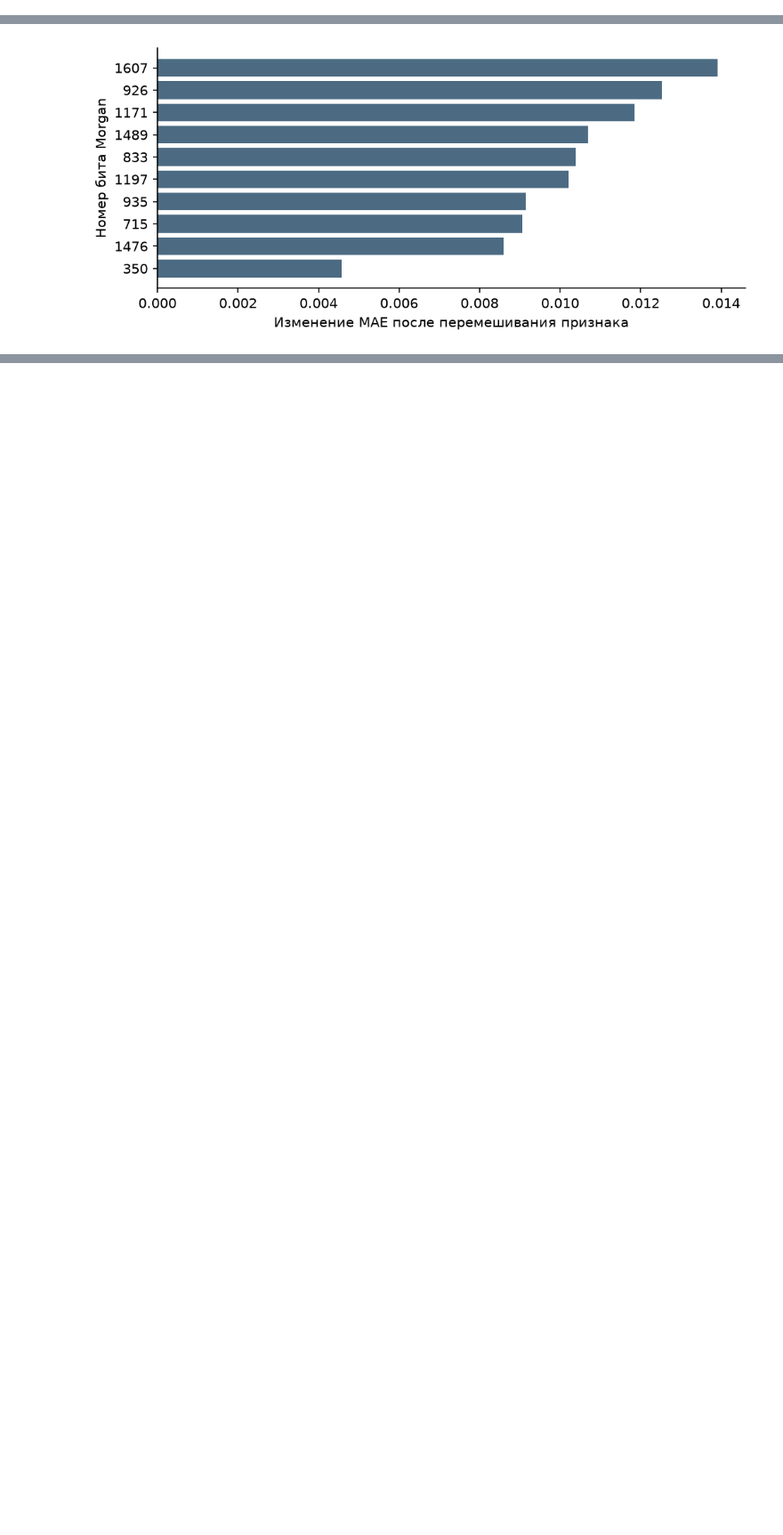
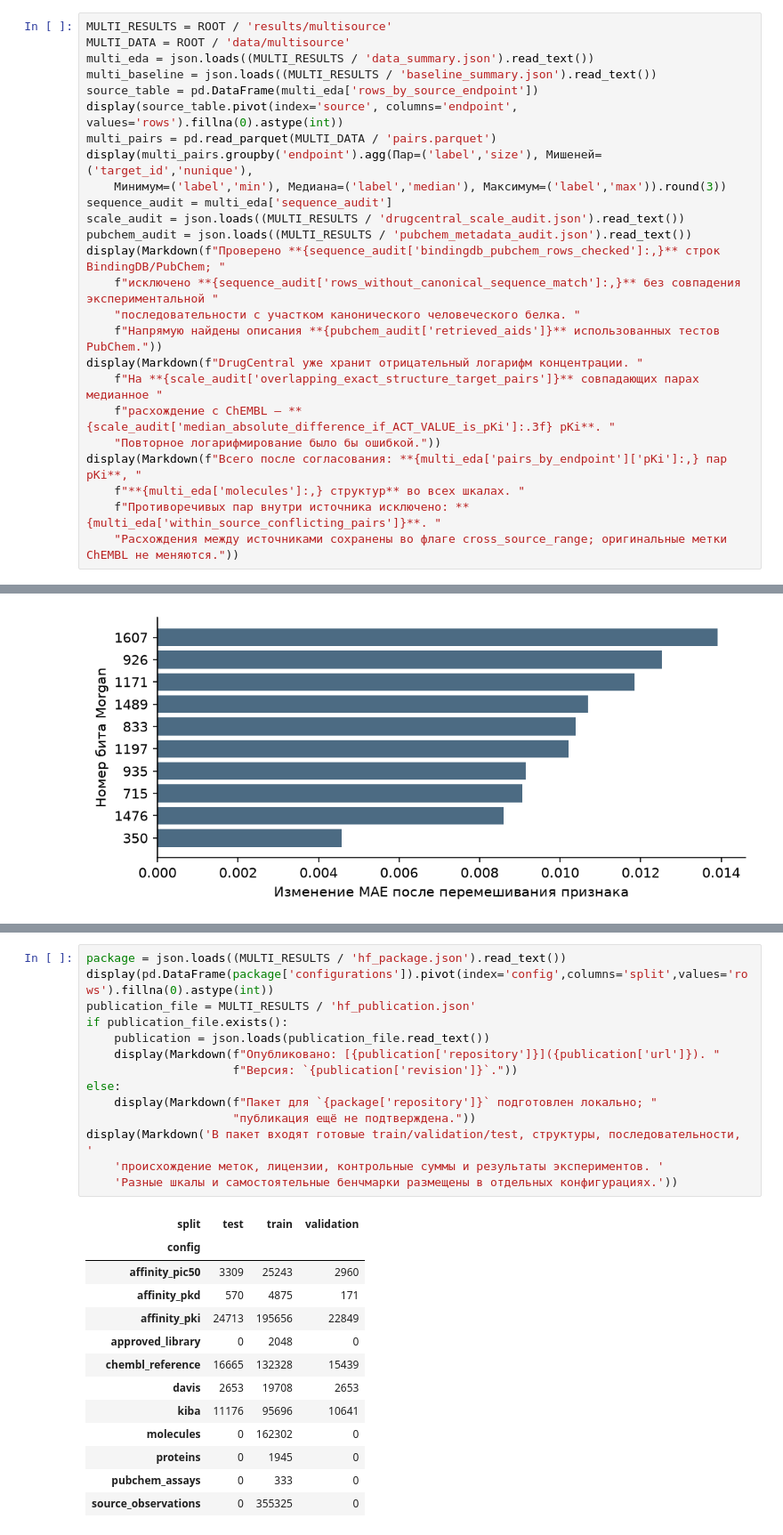
Before and after one commit to TimothyShumilov/Year_project_2026-2027_drug_repurposing, a Jupyter notebook: EDA.ipynb, the cells around one changed output, grey strips where cells are left out. Shown at 89% size. Cells and saved outputs as stored; diff of their text form; blank space fills up the shorter version.

```diff
--- a/EDA.ipynb
+++ b/EDA.ipynb
@@ -103,0 +104,25 @@ if (RESULTS / 'baseline_summary.json').exists():
+# %%
+MULTI_RESULTS = ROOT / 'results/multisource'
+MULTI_DATA = ROOT / 'data/multisource'
+multi_eda = json.loads((MULTI_RESULTS / 'data_summary.json').read_text())
+multi_baseline = json.loads((MULTI_RESULTS / 'baseline_summary.json').read_text())
+source_table = pd.DataFrame(multi_eda['rows_by_source_endpoint'])
+display(source_table.pivot(index='source', columns='endpoint', values='rows').fillna(0).astype(int))
+multi_pairs = pd.read_parquet(MULTI_DATA / 'pairs.parquet')
+display(multi_pairs.groupby('endpoint').agg(Пар=('label','size'), Мишеней=('target_id','nunique'),
+    Минимум=('label','min'), Медиана=('label','median'), Максимум=('label','max')).round(3))
+sequence_audit = multi_eda['sequence_audit']
+scale_audit = json.loads((MULTI_RESULTS / 'drugcentral_scale_audit.json').read_text())
+pubchem_audit = json.loads((MULTI_RESULTS / 'pubchem_metadata_audit.json').read_text())
+display(Markdown(f"Проверено **{sequence_audit['bindingdb_pubchem_rows_checked']:,}** строк BindingDB/PubChem; "
+    f"исключено **{sequence_audit['rows_without_canonical_sequence_match']:,}** без совпадения экспериментальной "
+    "последовательности с участком канонического человеческого белка. "
+    f"Напрямую найдены описания **{pubchem_audit['retrieved_aids']}** использованных тестов PubChem."))
+display(Markdown(f"DrugCentral уже хранит отрицательный логарифм концентрации. "
+    f"На **{scale_audit['overlapping_exact_structure_target_pairs']}** совпадающих парах медианное "
+    f"расхождение с ChEMBL — **{scale_audit['median_absolute_difference_if_ACT_VALUE_is_pKi']:.3f} pKi**. "
+    "Повторное логарифмирование было бы ошибкой."))
+display(Markdown(f"Всего после согласования: **{multi_eda['pairs_by_endpoint']['pKi']:,} пар pKi**, "
+    f"**{multi_eda['molecules']:,} структур** во всех шкалах. "
+    f"Противоречивых пар внутри источника исключено: **{multi_eda['within_source_conflicting_pairs']}**. "
+    "Расхождения между источниками сохранены во флаге cross_source_range; оригинальные метки ChEMBL не меняются."))
@@ -411,0 +478,28 @@ display(Markdown(f"- После очистки осталось **{eda['curated_
+# %%
+package = json.loads((MULTI_RESULTS / 'hf_package.json').read_text())
+display(pd.DataFrame(package['configurations']).pivot(index='config',columns='split',values='rows').fillna(0).astype(int))
+publication_file = MULTI_RESULTS / 'hf_publication.json'
+if publication_file.exists():
+    publication = json.loads(publication_file.read_text())
+    display(Markdown(f"Опубликовано: [{publication['repository']}]({publication['url']}). "
+                     f"Версия: `{publication['revision']}`."))
+else:
+    display(Markdown(f"Пакет для `{package['repository']}` подготовлен локально; "
+                     "публикация ещё не подтверждена."))
+display(Markdown('В пакет входят готовые train/validation/test, структуры, последовательности, '
+    'происхождение меток, лицензии, контрольные суммы и результаты экспериментов. '
+    'Разные шкалы и самостоятельные бенчмарки размещены в отдельных конфигурациях.'))
+# %% [output]
+| split | test | train | validation |
+| config |  |  |  |
+| affinity_pic50 | 3309 | 25243 | 2960 |
+| affinity_pkd | 570 | 4875 | 171 |
+| affinity_pki | 24713 | 195656 | 22849 |
+| approved_library | 0 | 2048 | 0 |
+| chembl_reference | 16665 | 132328 | 15439 |
+| davis | 2653 | 19708 | 2653 |
+| kiba | 11176 | 95696 | 10641 |
+| molecules | 0 | 162302 | 0 |
+| proteins | 0 | 1945 | 0 |
+| pubchem_assays | 0 | 333 | 0 |
+| source_observations | 0 | 355325 | 0 |
```
Also changed, not shown: parts of 17 cells of this notebook, 51 other files.
